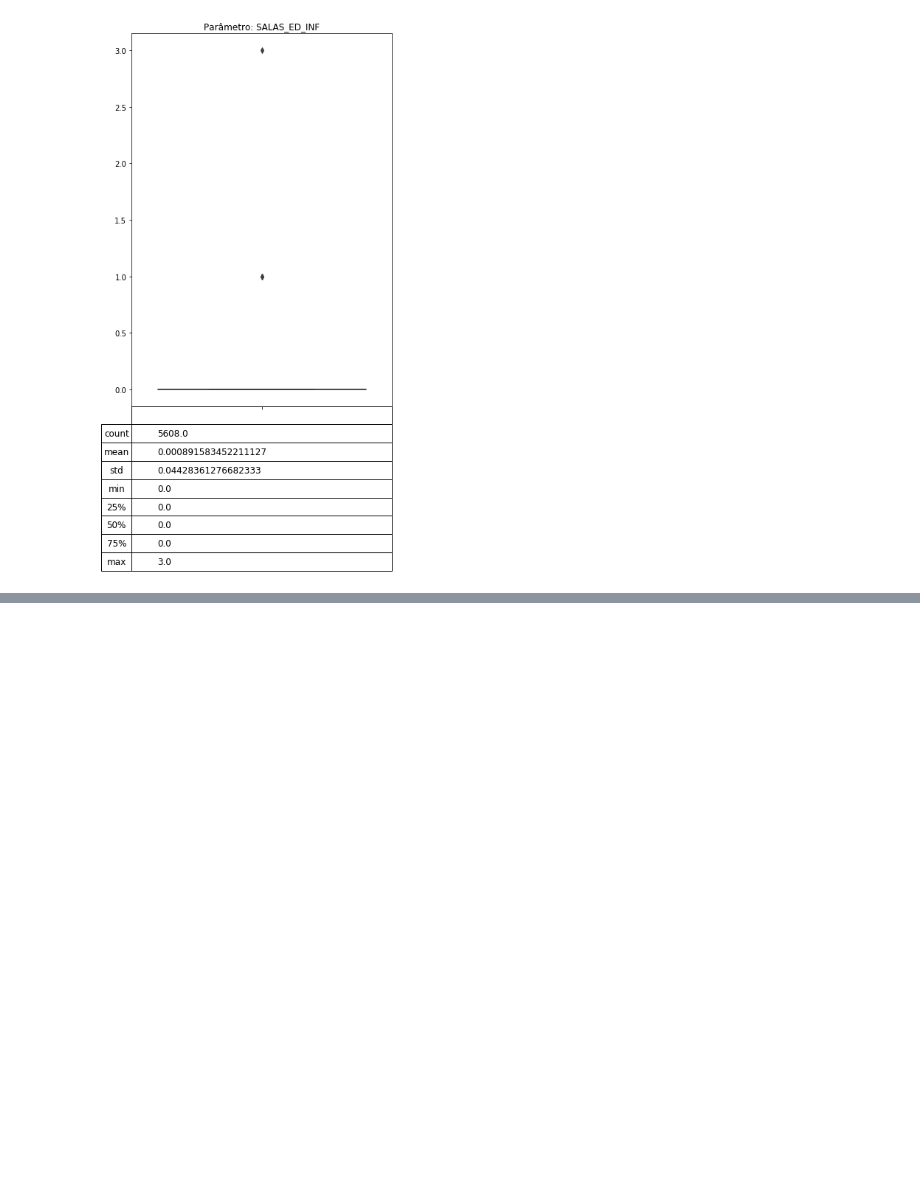
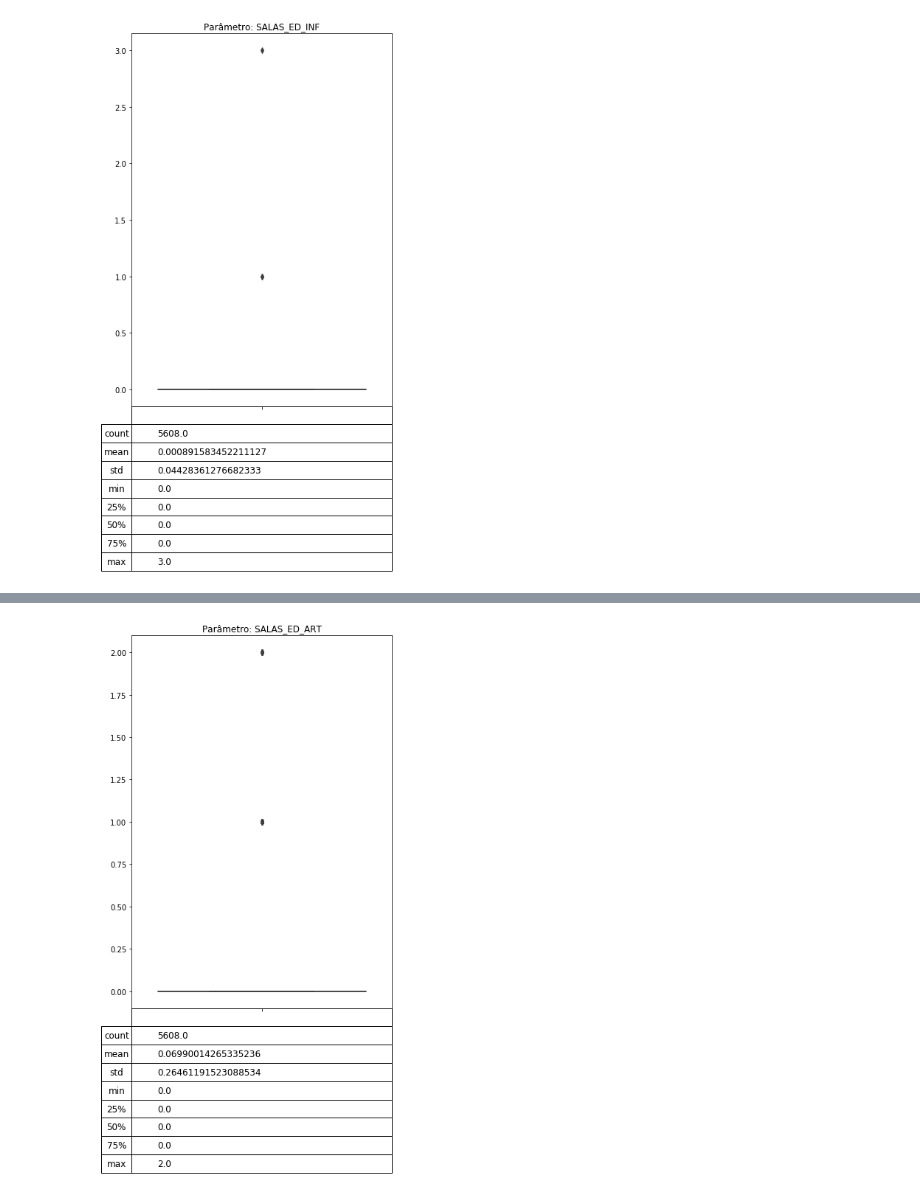
Before and after one commit to Joao-TheCosmosIsInfinite/FIA_TCC, a Jupyter notebook: notebooks/entrega2_Post12_joaoPaulo.ipynb, the cells around one changed output, grey strips where cells are left out. Drawn from its saved outputs; the diff is of its cells as text; code cells hidden in the pictures; blank space fills up the shorter version.

```diff
--- a/notebooks/entrega2_Post12_joaoPaulo.ipynb
+++ b/notebooks/entrega2_Post12_joaoPaulo.ipynb
@@ -649,0 +657,5 @@ fn_show_individual_outlier(df_school_dependecy, 'SALAS_ED_INF')
+# %%
+## Exibir o Boxplot
+fn_show_individual_outlier(df_school_dependecy, 'SALAS_ED_ART')
+# %% [output]
+[figure, added]
```
Also changed, not shown: parts of 25 cells of this notebook.
